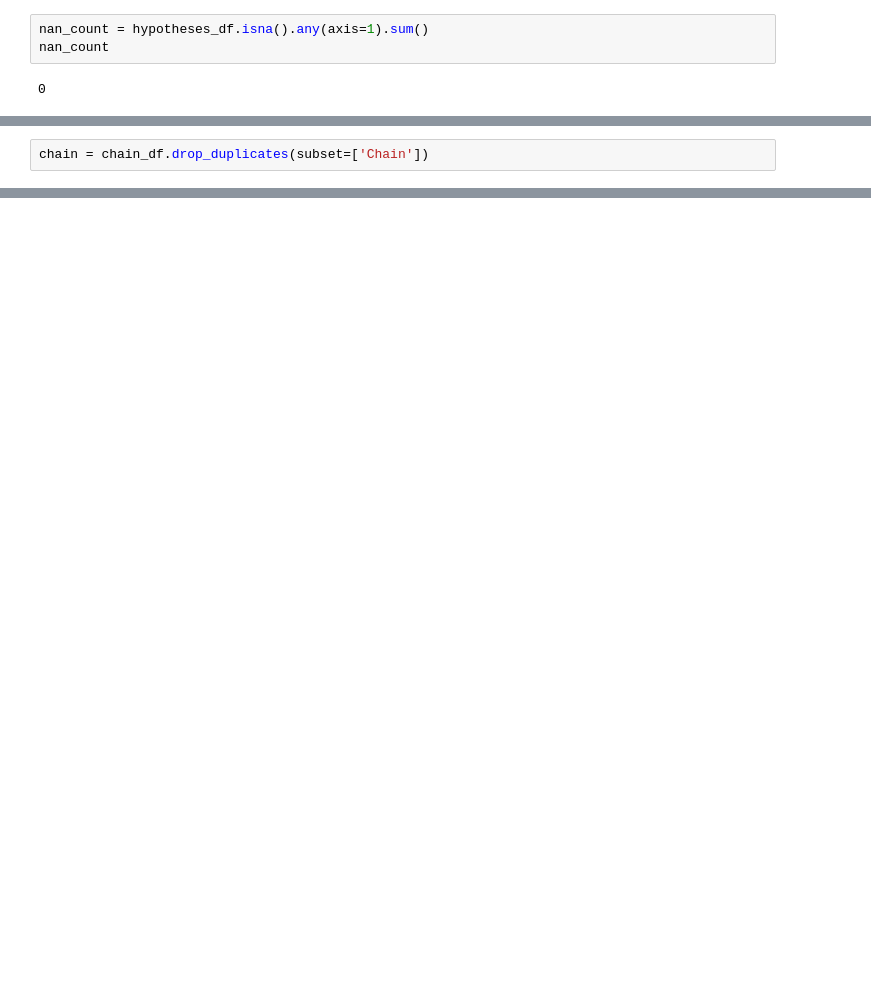
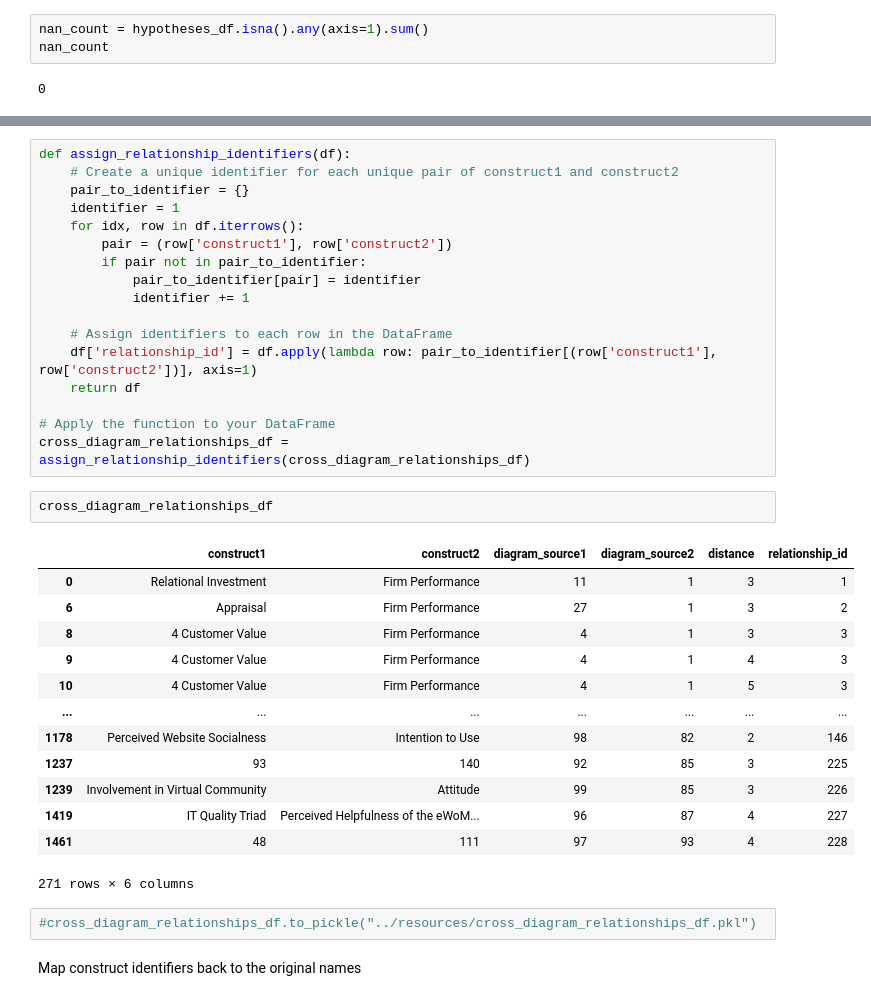
Before and after one commit to TimothyKusuma/Master-Thesis, a Jupyter notebook: ipynb_notebooks/indirect_relations.ipynb, the cells around one changed output, grey strips where cells are left out. Saved outputs shown, nothing was run; the diff lists cells and outputs as text; blank space fills up the shorter version.

```diff
--- a/ipynb_notebooks/indirect_relations.ipynb
+++ b/ipynb_notebooks/indirect_relations.ipynb
@@ -331,2 +151,0 @@ chain_df = pd.DataFrame({'Chain': all_chains})
-# %%
-chain = chain_df.drop_duplicates(subset=['Chain'])
@@ -533,0 +311,37 @@ Name: count, dtype: int64
+# %%
+def assign_relationship_identifiers(df):
+    # Create a unique identifier for each unique pair of construct1 and construct2
+    pair_to_identifier = {}
+    identifier = 1
+    for idx, row in df.iterrows():
+        pair = (row['construct1'], row['construct2'])
+        if pair not in pair_to_identifier:
+            pair_to_identifier[pair] = identifier
+            identifier += 1
+
+    # Assign identifiers to each row in the DataFrame
+    df['relationship_id'] = df.apply(lambda row: pair_to_identifier[(row['construct1'], row['construct2'])], axis=1)
+    return df
+
+# Apply the function to your DataFrame
+cross_diagram_relationships_df = assign_relationship_identifiers(cross_diagram_relationships_df)
+# %%
+cross_diagram_relationships_df
+# %% [output]
+|  | construct1 | construct2 | diagram_source1 | diagram_source2 | distance | relationship_id |
+| 0 | Relational Investment | Firm Performance | 11 | 1 | 3 | 1 |
+| 6 | Appraisal | Firm Performance | 27 | 1 | 3 | 2 |
+| 8 | 4 Customer Value | Firm Performance | 4 | 1 | 3 | 3 |
+| 9 | 4 Customer Value | Firm Performance | 4 | 1 | 4 | 3 |
+| 10 | 4 Customer Value | Firm Performance | 4 | 1 | 5 | 3 |
+| ... | ... | ... | ... | ... | ... | ... |
+| 1178 | Perceived Website Socialness | Intention to Use | 98 | 82 | 2 | 146 |
+| 1237 | 93 | 140 | 92 | 85 | 3 | 225 |
+| 1239 | Involvement in Virtual Community | Attitude | 99 | 85 | 3 | 226 |
+| 1419 | IT Quality Triad | Perceived Helpfulness of the eWoM... | 96 | 87 | 4 | 227 |
+| 1461 | 48 | 111 | 97 | 93 | 4 | 228 |
+271 rows × 6 columns
+# %%
+#cross_diagram_relationships_df.to_pickle("../resources/cross_diagram_relationships_df.pkl")
+# %% [markdown]
+Map construct identifiers back to the original names
```
Also changed, not shown: parts of 56 cells of this notebook, 7 other files.
